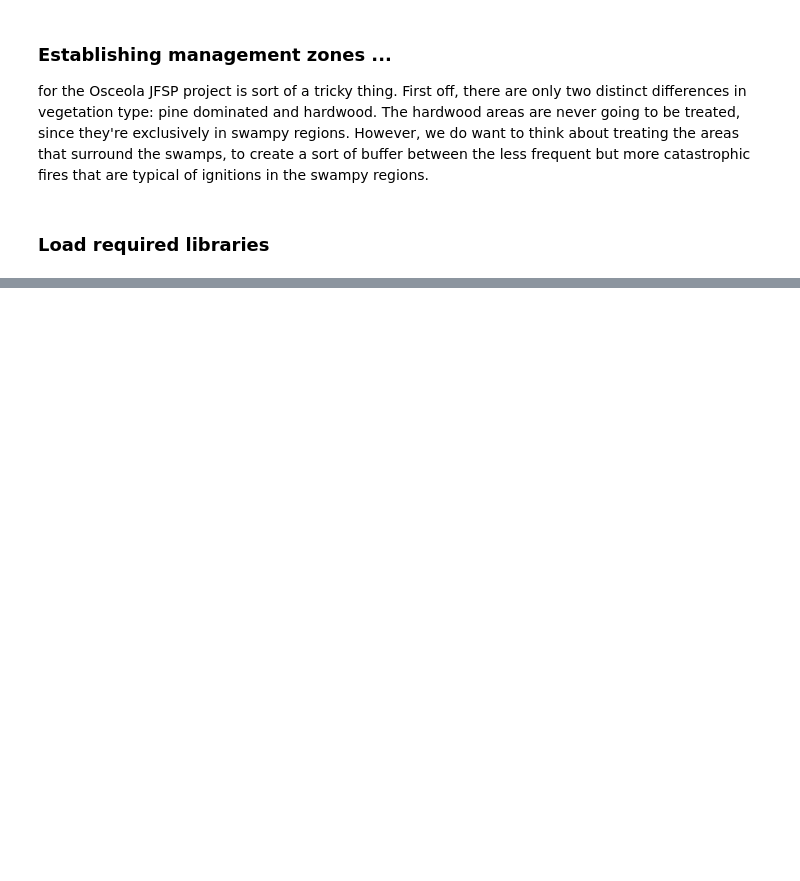
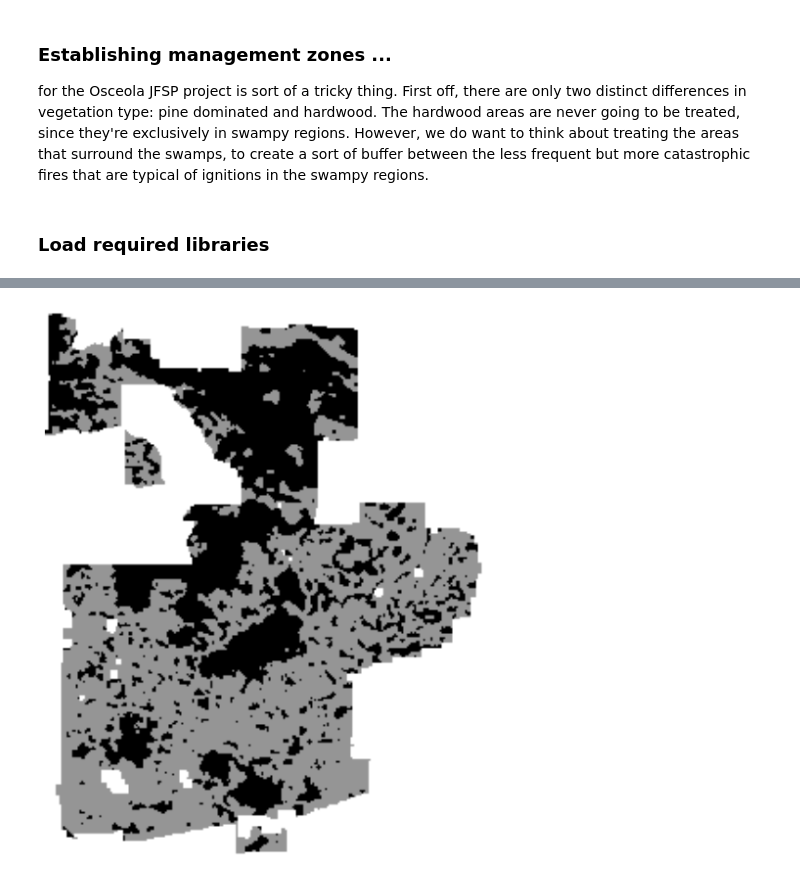
Before and after one commit to djkrofch/Osceola, a Jupyter notebook: Osceola_MGMT.ipynb, the cells around one changed output, grey strips where cells are left out. Saved outputs shown, nothing was run; the diff lists cells and outputs as text; code cells hidden in the pictures; blank space fills up the shorter version.

```diff
--- a/Osceola_MGMT.ipynb
+++ b/Osceola_MGMT.ipynb
@@ -39,0 +40,8 @@ plotRaster(ecoR)
+# %%
+ecoR = importRaster(dataDir + 'Osceola_Ecoregions_150.tif')
+f, (ax1) = plt.subplots(1,1, figsize = (10,10))
+plotRaster(ecoR, ax = ax1)
+sns.set_style('white')
+sns.despine(left = True, bottom = True)
+# %% [output]
+[figure, added]
```
Also changed, not shown: parts of 6 cells of this notebook.
